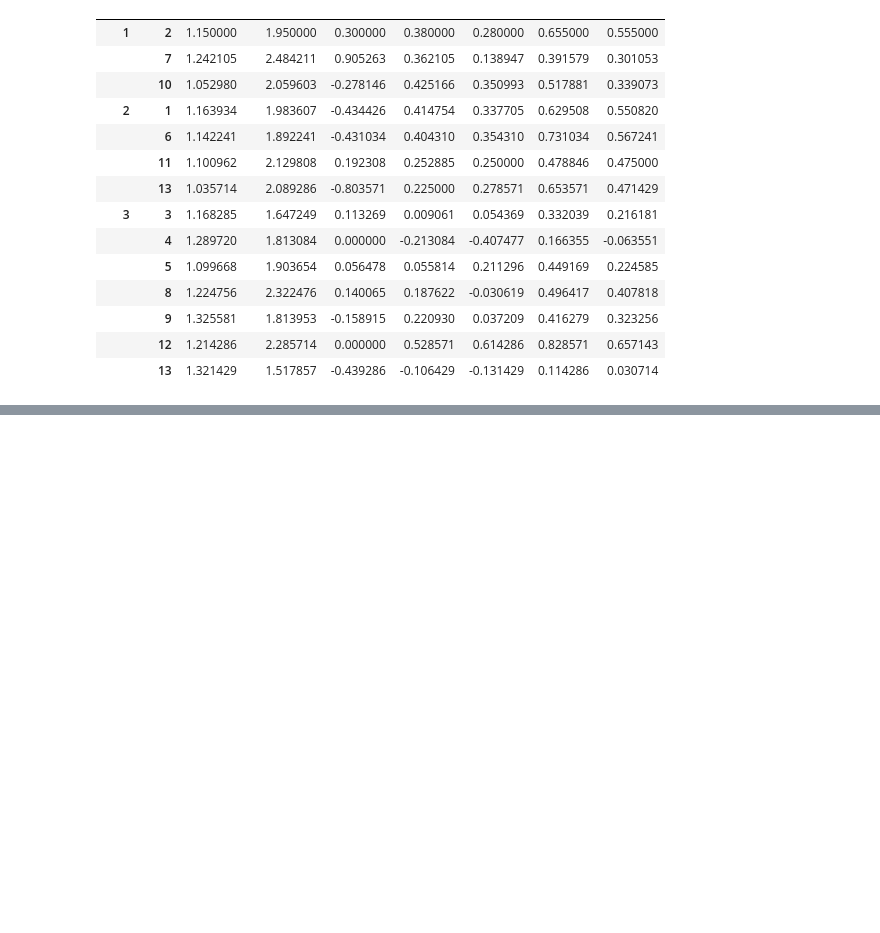
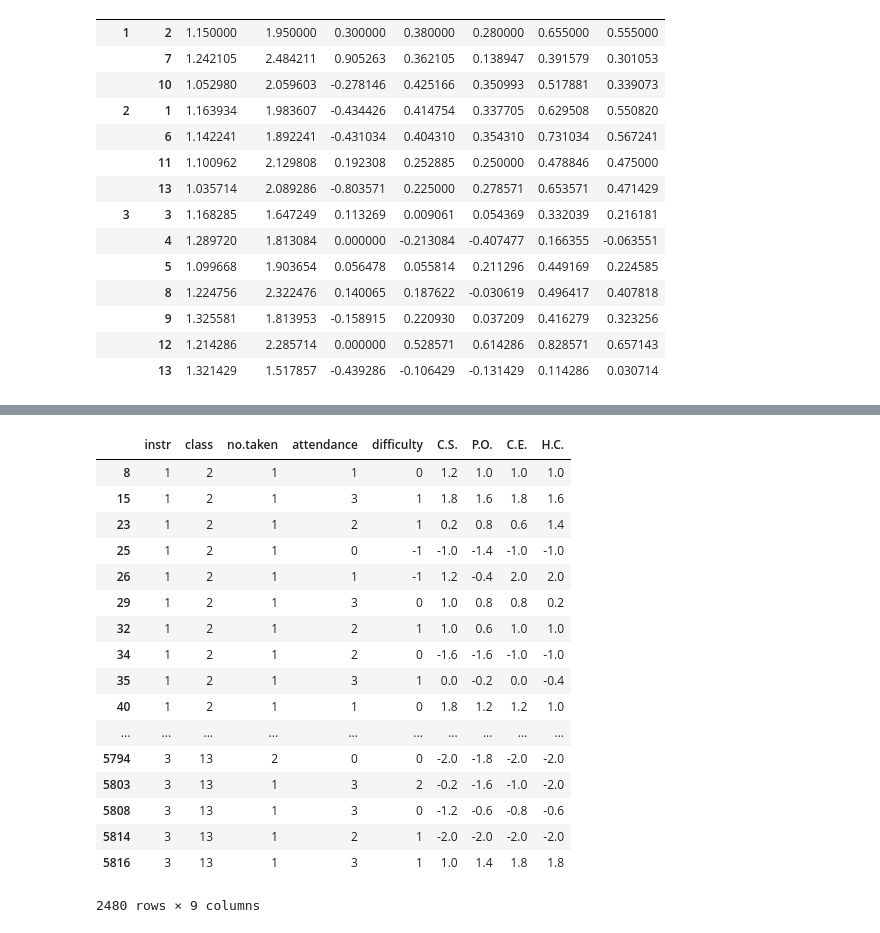
Before and after one commit to bgz10/DS_MA_Q, a Jupyter notebook: DS_NB.ipynb, the cells around one changed output, grey strips where cells are left out. Saved outputs shown, nothing was run; the diff lists cells and outputs as text; code cells hidden in the pictures; blank space fills up the shorter version.

```diff
--- a/DS_NB.ipynb
+++ b/DS_NB.ipynb
@@ -369,3 +383,24 @@ df_alt.describe()
 | 50% | 3.000000 | 8.000000 | 1.000000 | 2.000000 | 0.000000 | 0.200000 | 0.200000 | 0.600000 | 0.400000 |
 | 75% | 3.000000 | 10.000000 | 1.000000 | 3.000000 | 1.000000 | 0.850000 | 0.800000 | 1.000000 | 1.000000 |
 | max | 3.000000 | 13.000000 | 3.000000 | 4.000000 | 2.000000 | 2.000000 | 2.000000 | 2.000000 | 2.000000 |
+# %%
+df_alt
+# %% [output]
+|  | instr | class | no.taken | attendance | difficulty | C.S. | P.O. | C.E. | H.C. |
+| 8 | 1 | 2 | 1 | 1 | 0 | 1.2 | 1.0 | 1.0 | 1.0 |
+| 15 | 1 | 2 | 1 | 3 | 1 | 1.8 | 1.6 | 1.8 | 1.6 |
+| 23 | 1 | 2 | 1 | 2 | 1 | 0.2 | 0.8 | 0.6 | 1.4 |
+| 25 | 1 | 2 | 1 | 0 | -1 | -1.0 | -1.4 | -1.0 | -1.0 |
+| 26 | 1 | 2 | 1 | 1 | -1 | 1.2 | -0.4 | 2.0 | 2.0 |
+| 29 | 1 | 2 | 1 | 3 | 0 | 1.0 | 0.8 | 0.8 | 0.2 |
+| 32 | 1 | 2 | 1 | 2 | 1 | 1.0 | 0.6 | 1.0 | 1.0 |
+| 34 | 1 | 2 | 1 | 2 | 0 | -1.6 | -1.6 | -1.0 | -1.0 |
+| 35 | 1 | 2 | 1 | 3 | 1 | 0.0 | -0.2 | 0.0 | -0.4 |
+| 40 | 1 | 2 | 1 | 1 | 0 | 1.8 | 1.2 | 1.2 | 1.0 |
+| ... | ... | ... | ... | ... | ... | ... | ... | ... | ... |
+| 5794 | 3 | 13 | 2 | 0 | 0 | -2.0 | -1.8 | -2.0 | -2.0 |
+| 5803 | 3 | 13 | 1 | 3 | 2 | -0.2 | -1.6 | -1.0 | -2.0 |
+| 5808 | 3 | 13 | 1 | 3 | 0 | -1.2 | -0.6 | -0.8 | -0.6 |
+| 5814 | 3 | 13 | 1 | 2 | 1 | -2.0 | -2.0 | -2.0 | -2.0 |
+| 5816 | 3 | 13 | 1 | 3 | 1 | 1.0 | 1.4 | 1.8 | 1.8 |
+2480 rows × 9 columns
```
Also changed, not shown: parts of 9 cells of this notebook, 1 other file.
